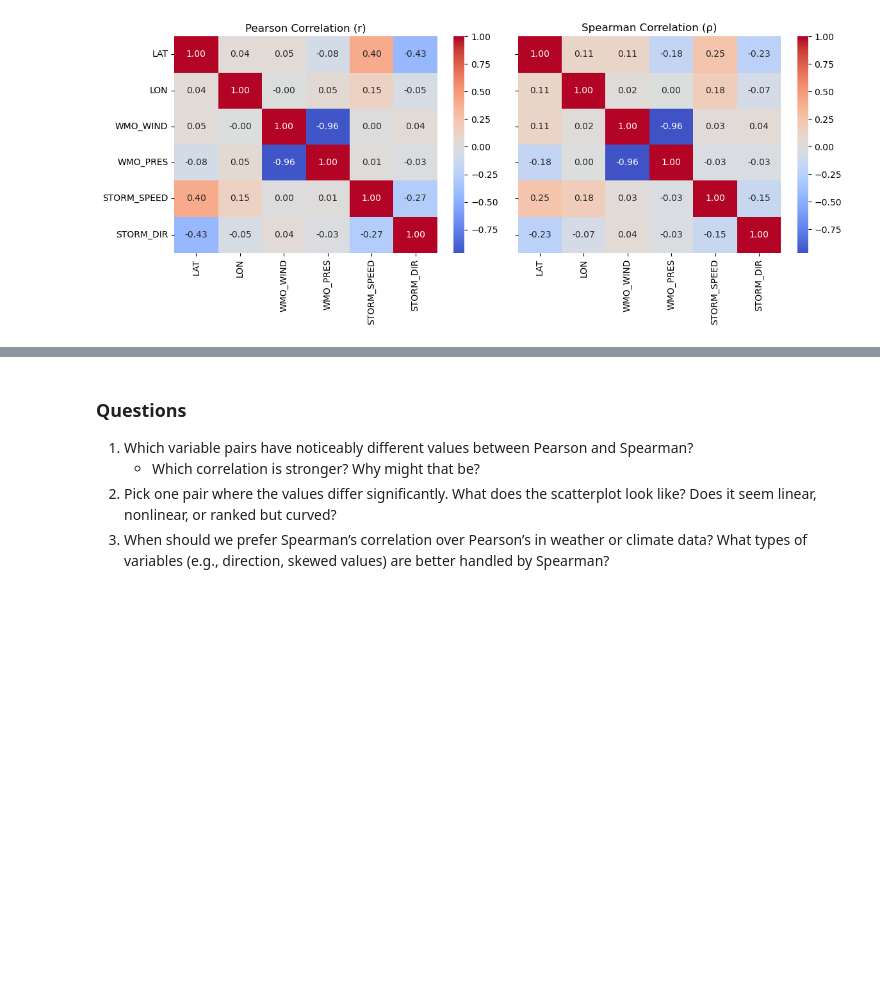
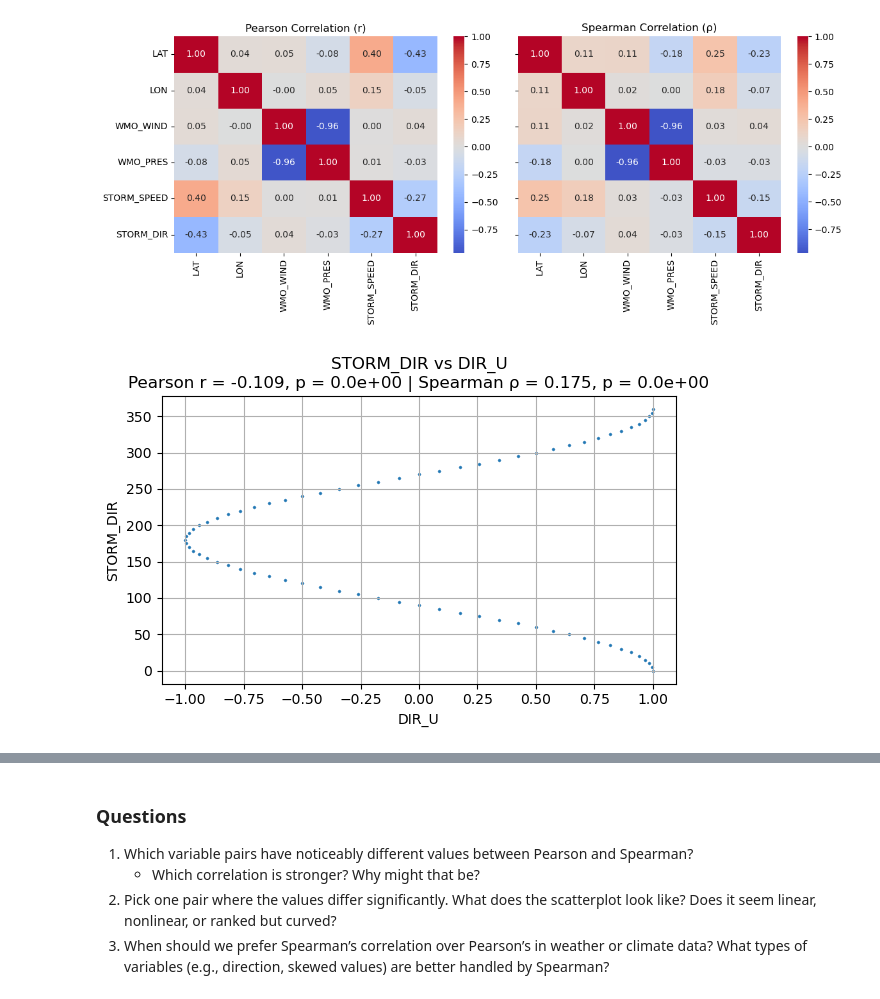
Before and after one commit to acgaribay/Meteo203-2526-Garibay, a Jupyter notebook: ex05_runs.ipynb, the cells around one changed output, grey strips where cells are left out. Cells and saved outputs as stored; diff of their text form; code cells hidden in the pictures; blank space fills up the shorter version.

```diff
--- a/ex05_runs.ipynb
+++ b/ex05_runs.ipynb
@@ -586,3 +588,29 @@ plt.tight_layout()
 plt.show()
 # %% [output]
 [figure]
+# %%
+x_var = 'DIR_U'
+y_var = 'STORM_DIR'
+
+# Drop rows with missing values
+subset = df[[x_var, y_var]].dropna()
+
+# Calculate correlations
+r_pearson, p_pearson = pearsonr(subset[x_var], subset[y_var])
+rho_spearman, p_spearman = spearmanr(subset[x_var], subset[y_var])
+
+# Scatterplot
+plt.figure(figsize=(6, 4))
+sns.scatterplot(data=subset, x=x_var, y=y_var, alpha=0.6, s=5)
+
+# Show both correlation results in the title
+plt.title(f"{y_var} vs {x_var}\n"
+          f"Pearson r = {r_pearson:.3f}, p = {p_pearson:.1e} | "
+          f"Spearman ρ = {rho_spearman:.3f}, p = {p_spearman:.1e}")
+plt.xlabel(x_var)
+plt.ylabel(y_var)
+plt.grid(True)
+plt.tight_layout()
+plt.show()
+# %% [output]
+[figure, added]
```
Also changed, not shown: parts of 6 cells of this notebook, 1 other file.
